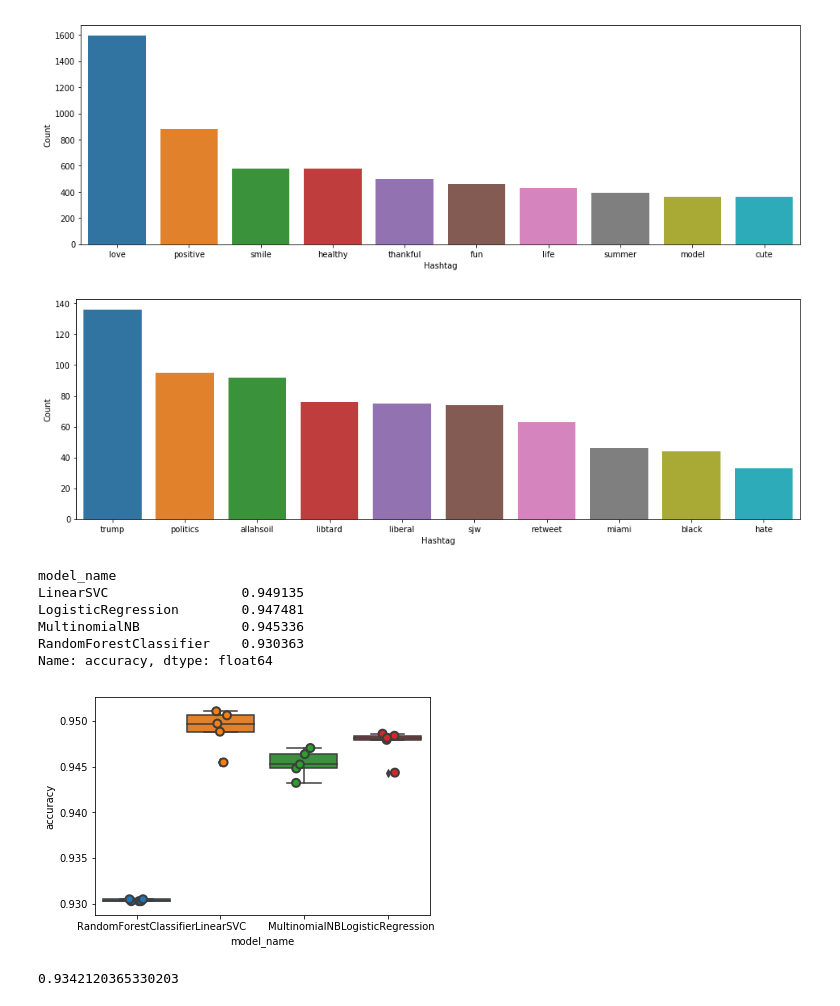
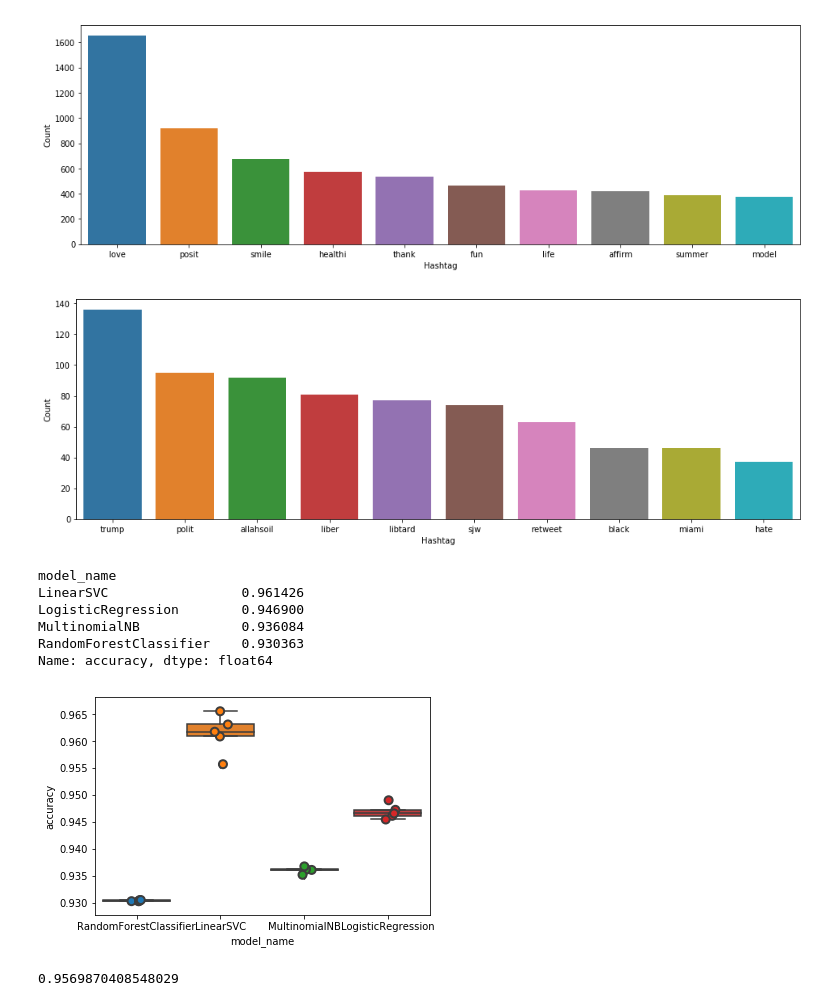
Before and after one commit to PoulamiDasDA/Twitter-Sentiment-Analysis--AV, a Jupyter notebook: Final Code.ipynb, the cells around one changed output. Cells and saved outputs as stored; diff of their text form; code cells hidden in the pictures.

```diff
--- a/Final Code.ipynb
+++ b/Final Code.ipynb
@@ -36,6 +34,6 @@ final['cleantweet']=np.vectorize(remove_pattern)(final['tweet'],'@[\w]*')
 final['cleantweet'] =final['cleantweet'].str.replace('[^a-zA-Z#]', ' ')
 # removal of short words
 final['cleantweet']=final['cleantweet'].apply(lambda x : ' '.join([w for w in x.split(' ') if len(w)>3]))
-# tokenization
-tokenized_tweet = final['cleantweet'].apply(lambda x: x.split(' '))
-tokenized_tweet.head()
+# removal of stop words
+stop_words = set(stopwords.words('english'))
+final['cleantweet']=final['cleantweet'].apply(lambda x : ' '.join([w for w in x.split(' ') if not w in stop_words]))
@@ -49,12 +51,14 @@ Name: cleantweet, dtype: object
 # %%
-#final['cleantweet']=final['cleantweet'].apply(lambda x: [spelling(w) for w in x.split(' ')])
 # lemmatization
-ls=WordNetLemmatizer()
-tokenized_tweet = tokenized_tweet.apply(lambda x: [ls.lemmatize(i,pos="n") for i in x]) # lemmatize for noun
-tokenized_tweet = tokenized_tweet.apply(lambda x: [ls.lemmatize(i,pos="a") for i in x]) # lemmatize for adjective
-tokenized_tweet = tokenized_tweet.apply(lambda x: [ls.lemmatize(i,pos="r") for i in x]) # lemmatize for adverb
-tokenized_tweet = tokenized_tweet.apply(lambda x: [ls.lemmatize(i,pos="v") for i in x]) # lemmatize for verb
-tokenized_tweet.head()
+#ls=WordNetLemmatizer()
+#tokenized_tweet = tokenized_tweet.apply(lambda x: [ls.lemmatize(i,pos="n") for i in x]) # lemmatize for noun
+#tokenized_tweet = tokenized_tweet.apply(lambda x: [ls.lemmatize(i,pos="a") for i in x]) # lemmatize for adjective
+#tokenized_tweet = tokenized_tweet.apply(lambda x: [ls.lemmatize(i,pos="r") for i in x]) # lemmatize for adverb
+#tokenized_tweet = tokenized_tweet.apply(lambda x: [ls.lemmatize(i,pos="v") for i in x]) # lemmatize for verb
+# stemming
+ps = SnowballStemmer("english")
+tokenized_tweet = tokenized_tweet.apply(lambda x: [ps.stem(i) for i in x]) # lemmatize for noun
 for i in range(len(tokenized_tweet)):
         tokenized_tweet[i]=' '.join(tokenized_tweet[i])
 final['cleantweet']=tokenized_tweet
+tokenized_tweet.head()
@@ -143,7 +154,7 @@ ax = sns.barplot(data=d, x= "Hashtag", y = "Count")
 ax.set(ylabel = 'Count')
 plt.show()
 # %% [output]
-[figure, old version]
+[figure, new version]
 # %%
 # plotting racist tweets
 a = nltk.FreqDist(HT_negative)
@@ -156,53 +167,60 @@ ax = sns.barplot(data=d, x= "Hashtag", y = "Count")
 ax.set(ylabel = 'Count')
 plt.show()
 # %% [output]
-[figure, old version]
+[figure, new version]
 # %%
-tfidf_vectorizer = TfidfVectorizer(max_df=0.90, min_df=2, max_features=1000, stop_words='english')
+#countvectorizer
+count_vectorizer = CountVectorizer(stop_words='english')
+# count matrix
+count_matrix = count_vectorizer.fit_transform(final['cleantweet'])
+#tfidftransformer
+#tfidf_vectorizer = TfidfVectorizer(max_df=0.90, min_df=2, max_features=1000, stop_words='english')
+transformer=TfidfTransformer(norm='l2',sublinear_tf=True)
 # TF-IDF feature matrix
-tfidf = tfidf_vectorizer.fit_transform(final['cleantweet'])
+tfidf = transformer.fit_transform(count_matrix)
 # %%
 train_tfidf = tfidf[:31962]
 test_tfidf = tfidf[31962:]
 # splitting data into training and validation set
-xtrain_tfidf, xvalid_tfidf, ytrain, yvalid = train_test_split(train_tfidf, train['label'], random_state=42, test_size=0.3)
+xtrain_tfidf, xvalid_tfidf, ytrain_tfidf, yvalid_tfidf = train_test_split(train_tfidf, train['label'], random_state=42, test_size=0.3)
 # %%
+# using tfidf
 models = [
     RandomForestClassifier(n_estimators=200, max_depth=3, random_state=0),
     LinearSVC(),
     MultinomialNB(),
     LogisticRegression(random_state=0),
 ]
 CV = 5
 cv_df = pd.DataFrame(index=range(CV * len(models)))
 entries = []
 for model in models:
     model_name = model.__class__.__name__
-    accuracies = cross_val_score(model, xtrain_tfidf, ytrain, scoring='accuracy', cv=CV)
+    accuracies = cross_val_score(model, xtrain_tfidf, ytrain_tfidf, scoring='accuracy', cv=CV)
     for fold_idx, accuracy in enumerate(accuracies):
         entries.append((model_name, fold_idx, accuracy))
 cv_df = pd.DataFrame(entries, columns=['model_name', 'fold_idx', 'accuracy'])
 
 sns.boxplot(x='model_name', y='accuracy', data=cv_df)
 sns.stripplot(x='model_name', y='accuracy', data=cv_df,
               size=8, jitter=True, edgecolor="gray", linewidth=2)
 cv_df.groupby('model_name').accuracy.mean()
 # %% [output]
 model_name
-LinearSVC                 0.949135
-LogisticRegression        0.947481
-MultinomialNB             0.945336
+LinearSVC                 0.961426
+LogisticRegression        0.946900
+MultinomialNB             0.936084
 RandomForestClassifier    0.930363
 Name: accuracy, dtype: float64
-[figure, old version]
+[figure, new version]
 # %%
 # best performing model is LinearSVC
 model=LinearSVC()
-clf=model.fit(xtrain_tfidf,ytrain)
+clf=model.fit(xtrain_tfidf,ytrain_tfidf)
 y_pred = clf.predict(xvalid_tfidf) # predicting on the validation set
-print(f1_score(yvalid, y_pred, average='weighted') )
+print(f1_score(yvalid_tfidf, y_pred, average='weighted') )
 # %% [output]
-0.9342120365330203
+0.9569870408548029
 # %%
 prediction = clf.predict(test_tfidf) # predicting on the validation set
 test_pred_int = prediction.astype(np.int)
```
Also changed, not shown: parts of 9 cells of this notebook.
